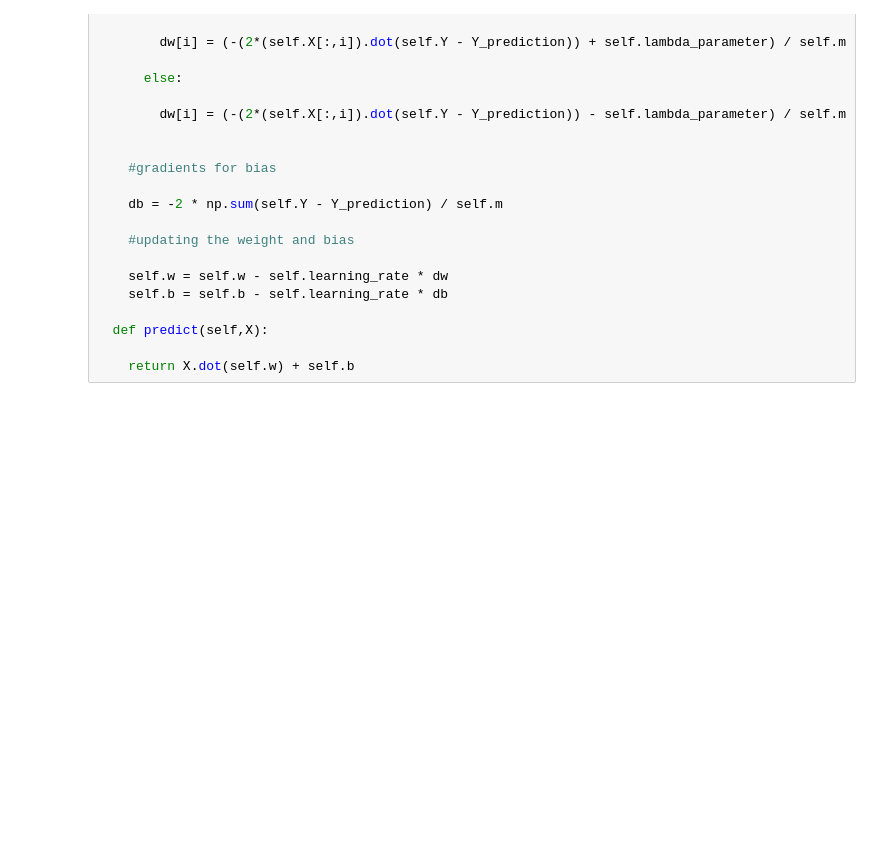
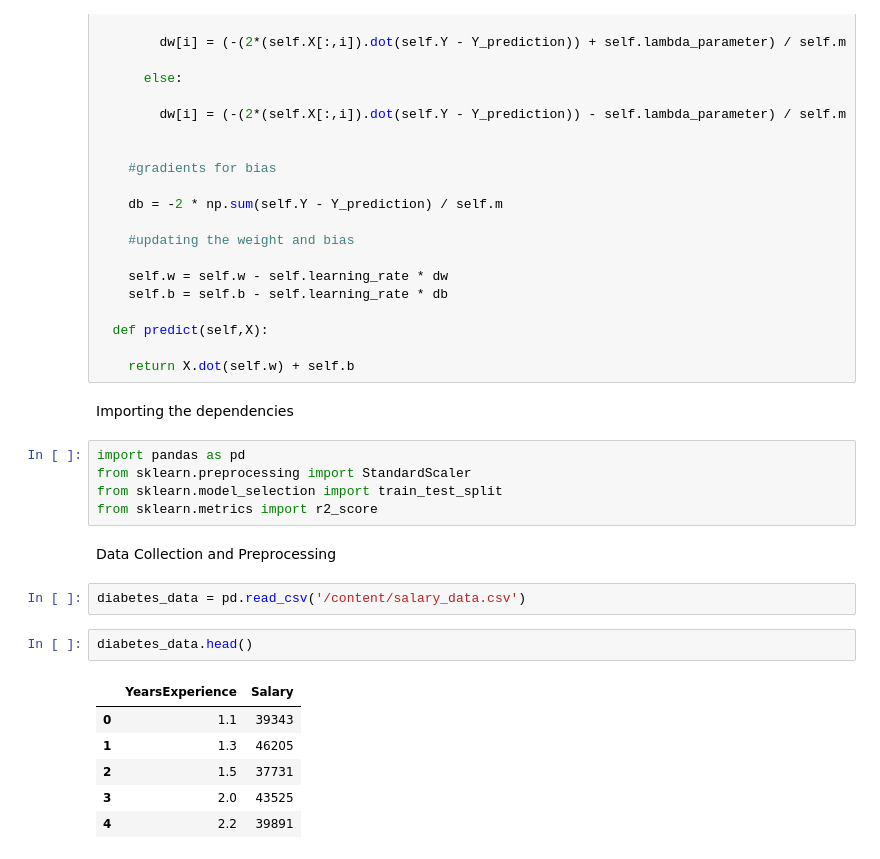
Before and after one commit to Pruthvirajsinh-Zala/ML-models-from-scratch, a Jupyter notebook: Lasso Regression/code/Lasso_Regression_from_Scratch.ipynb, the cells around one changed output. Drawn from its saved outputs; the diff is of its cells as text; blank space fills up the shorter version.

```diff
--- a/Lasso Regression/code/Lasso_Regression_from_Scratch.ipynb
+++ b/Lasso Regression/code/Lasso_Regression_from_Scratch.ipynb
@@ -56,3 +56,23 @@ class Lasso_Regression():
   def predict(self,X):
 
     return X.dot(self.w) + self.b
+# %% [markdown]
+Importing the dependencies
+# %%
+import pandas as pd
+from sklearn.preprocessing import StandardScaler
+from sklearn.model_selection import train_test_split
+from sklearn.metrics import r2_score
+# %% [markdown]
+Data Collection and Preprocessing
+# %%
+diabetes_data = pd.read_csv('/content/salary_data.csv')
+# %%
+diabetes_data.head()
+# %% [output]
+|  | YearsExperience | Salary |
+| 0 | 1.1 | 39343 |
+| 1 | 1.3 | 46205 |
+| 2 | 1.5 | 37731 |
+| 3 | 2.0 | 43525 |
+| 4 | 2.2 | 39891 |
```
Also changed, not shown: parts of 21 cells of this notebook.
